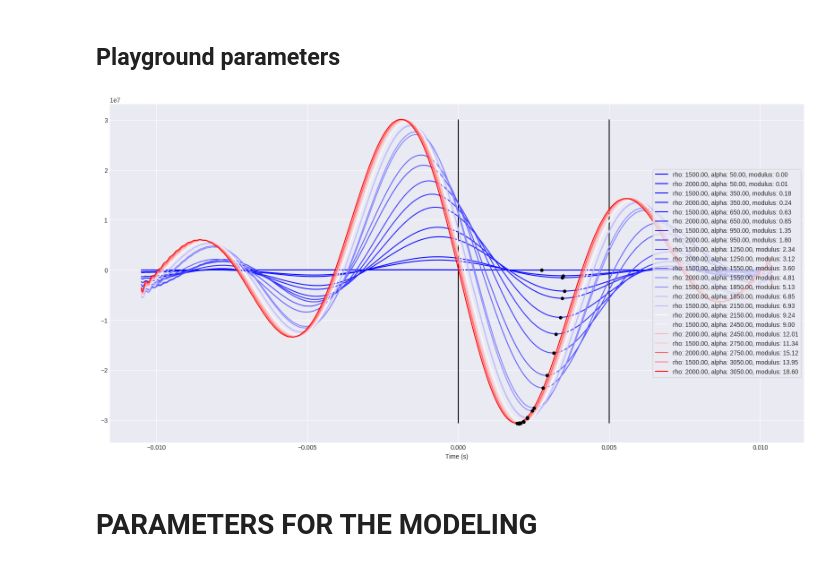
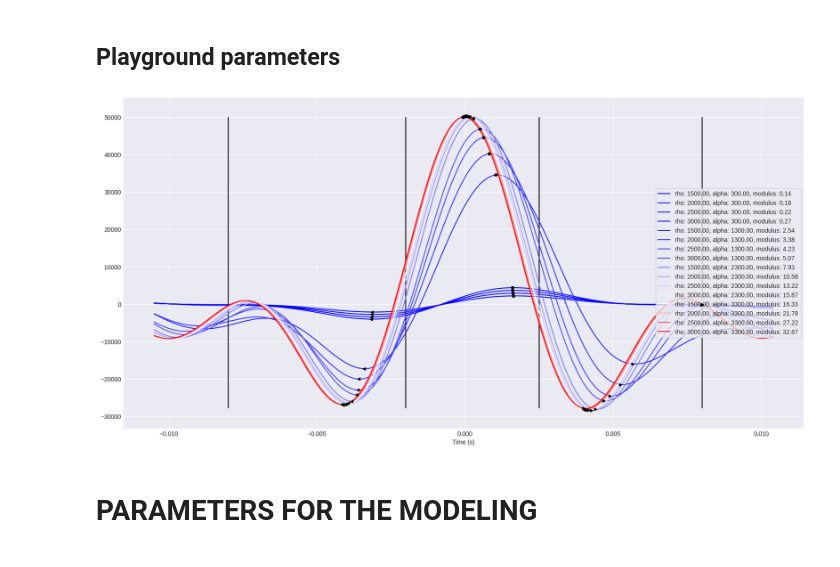
Before and after one commit to navaneethakumar-balasubramanian/rhino_theory, a Jupyter notebook: notebooks/Modeling.ipynb, the cells around one changed output. Cells and saved outputs as stored; diff of their text form; code cells hidden in the pictures.

```diff
--- a/notebooks/Modeling.ipynb
+++ b/notebooks/Modeling.ipynb
@@ -56,52 +110,48 @@ PIPE_RHO = 7200 # density of the pipe
 # %%
 mod_range = (np.product(list(product((ALPHA_OR_BETA_RANGE/1000)**2, (RHO_RANGE/1000))), axis=1))
 min_mod, max_mod = mod_range.min(), mod_range.max()
 
-pipe = Pipe(Rb=Rb, alpha=PIPE_ALPHA, rho=PIPE_RHO)
+pipe = Pipe(Rb=Rb, alpha=PIPE_ALPHA, rho=PIPE_RHO, beta=PIPE_BETA)
 ax = plt.axes()
 for a, r in tqdm(product(ALPHA_OR_BETA_RANGE, RHO_RANGE), total=len(list(product(ALPHA_OR_BETA_RANGE, RHO_RANGE)))):
     mod = ((r/1000)*((a/1000)**2))
     rock = Rock(alpha=a, beta=a, rho=r)
 
     theoretical = TheoreticalWavelet(pipe, rock, component=COMPONENT, nyquist=5000, filterby=BANDPASS_FILTER)
-    resampled_time = theoretical.get_time_range_for_window(WINDOW)/1000
-    resampled_time = np.linspace(resampled_time.min(), resampled_time.max(), 100000)
+    time = theoretical.get_time_range_for_window(WINDOW)/1000
 
     w = getattr(theoretical, 'primary_in_time_domain')(window=None, filtered=False)
-#     w += theoretical.pegleg_effect(delay_in_ms=DELAY_BITSUB_AXIAL, RC=RC_AXIAL, window=None)
     w += theoretical.pegleg_effect(delay_in_ms=DELAY_BITSUB_TANGENTIAL, RC=RC_TANGENTIAL, window=None)
-
-
-    w = np.gradient(w, theoretical.sampling_interval)
 
     w = signal.filtfilt(theoretical.fir_taps, 1, w)
     wavelet_full = theoretical.get_window_from_center(WINDOW, w)
 
-    wavelet_full = signal.resample(wavelet_full, 100000)
     if COMPONENT == 'axial':
-        constrained_indices = np.where((resampled_time > AXIAL_WINDOWS[0]) & (resampled_time < AXIAL_WINDOWS[1]))
+        extracted_features = feature_extractor(wavelet_full, time, **AXIAL_FEATURE_EXTRACTOR)
     else:
-        constrained_indices = np.where((resampled_time > TANGENTIAL_WINDOWS[0]) & (resampled_time < TANGENTIAL_WINDOWS[1]))
+        extracted_features = feature_extractor(wavelet_full, time, **TANGENTIAL_FEATURE_EXTRACTOR)
 
-    constrained_wavelet = np.zeros_like(wavelet_full)
-    constrained_wavelet[constrained_indices] = wavelet_full[constrained_indices]
-    max_ind = np.argmin(constrained_wavelet)
-    delay = resampled_time[max_ind]
-
-    ax.plot(resampled_time, wavelet_full, color=cmap((mod-min_mod)/max_mod), zorder=5, label='rho: {:.2f}, alpha: {:.2f}, modulus: {:.2f}'.format(r, a, mod))
-    ax.scatter(resampled_time[max_ind], wavelet_full[max_ind], s=20, c='k', zorder=10)
+    ax.plot(time, wavelet_full, color=cmap((mod-min_mod)/max_mod), zorder=5, label='rho: {:.2f}, alpha: {:.2f}, modulus: {:.2f}'.format(r, a, mod))
+    ax.scatter(extracted_features['center']['delay'], extracted_features['center']['amplitude'], s=20, c='k', zorder=10)
+    ax.scatter(extracted_features['left']['delay'], extracted_features['left']['amplitude'], s=20, c='k', zorder=10, marker="<")
+    ax.scatter(extracted_features['right']['delay'], extracted_features['right']['amplitude'], s=20, c='k', zorder=10, marker=">")
 
 ax.figure.dpi = 100
 ax.figure.set_size_inches(20,10)
 ax.legend(loc='right', frameon=True)
+
 if COMPONENT == 'axial':
-    ax.vlines(AXIAL_WINDOWS, w.min(), w.max())
+    ax.vlines(AXIAL_FEATURE_EXTRACTOR['center_window'], w.min(), w.max())
+    ax.vlines(AXIAL_FEATURE_EXTRACTOR['left_window'], w.min(), w.max())
+    ax.vlines(AXIAL_FEATURE_EXTRACTOR['right_window'], w.min(), w.max())
 else:
-    ax.vlines(TANGENTIAL_WINDOWS, w.min(), w.max())
+    ax.vlines(TANGENTIAL_FEATURE_EXTRACTOR['center_window'], w.min(), w.max())
+    ax.vlines(TANGENTIAL_FEATURE_EXTRACTOR['left_window'], w.min(), w.max())
+    ax.vlines(TANGENTIAL_FEATURE_EXTRACTOR['right_window'], w.min(), w.max())
 
 t = ax.set_xlabel('Time (s)')
 # %% [output]
-[figure, old version]
+[figure, new version]
 # %% [markdown]
 # PARAMETERS FOR THE MODELING
 # %%
```
Also changed, not shown: parts of 9 cells of this notebook.
